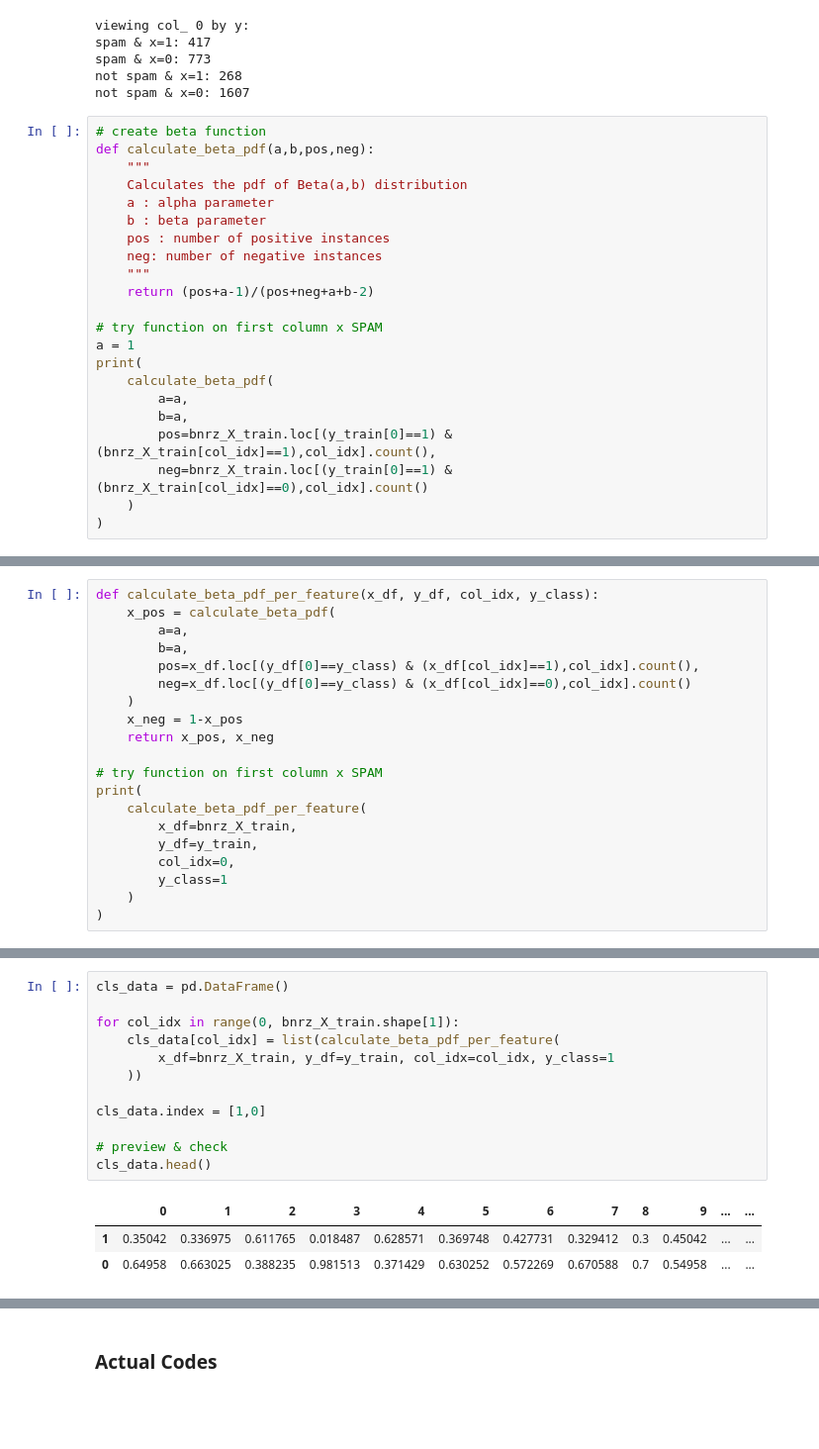
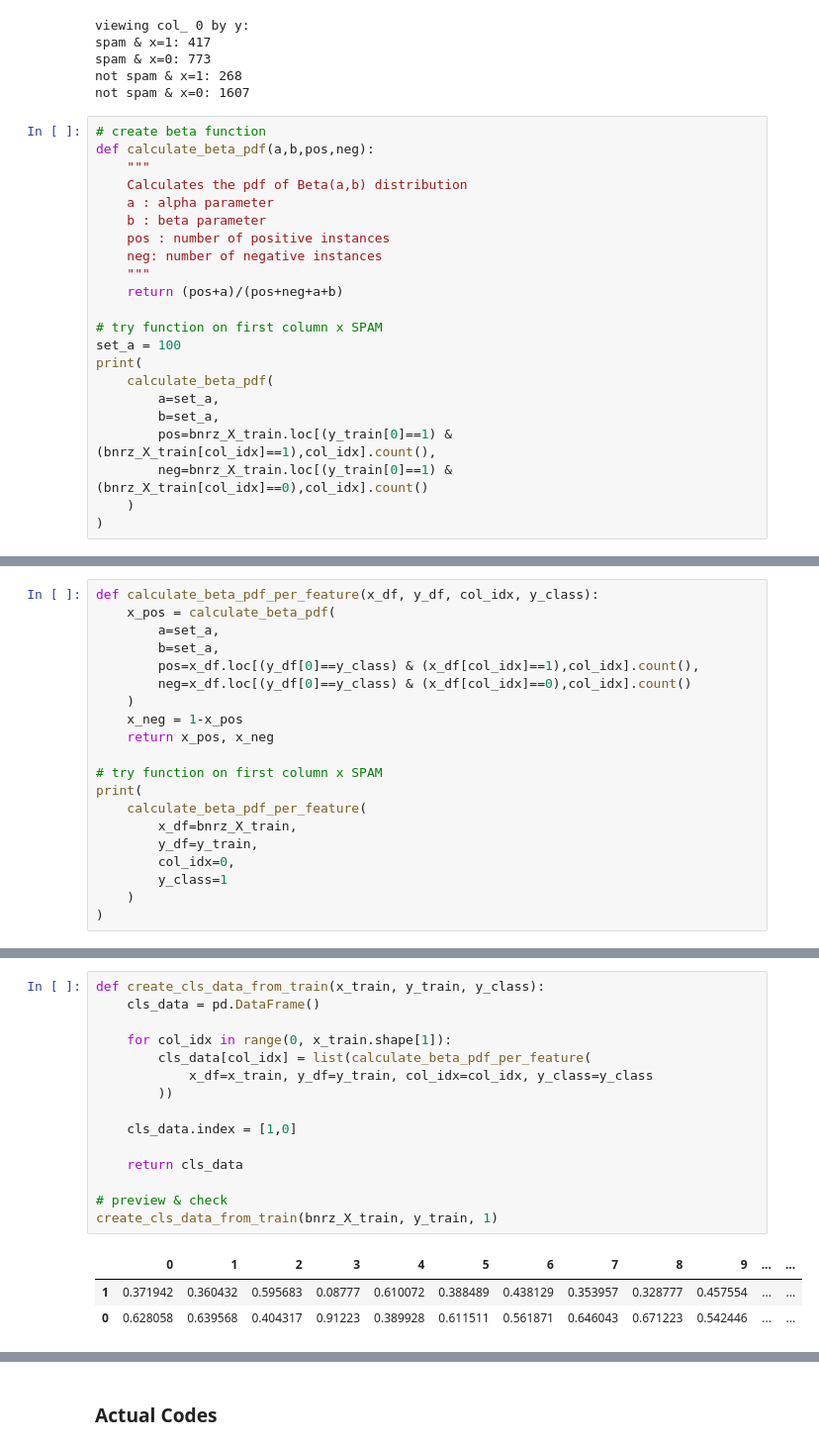
Before and after one commit to pillowtann/BayesClassifiers, a Jupyter notebook: ee5907_ca1.ipynb, the cells around one changed output, grey strips where cells are left out. Shown: that part at 99% size. Cells and saved outputs as stored; diff of their text form; blank space fills up the shorter version.

```diff
--- a/ee5907_ca1.ipynb
+++ b/ee5907_ca1.ipynb
@@ -146,14 +161,14 @@ def calculate_beta_pdf(a,b,pos,neg):
     pos : number of positive instances
     neg: number of negative instances
     """
-    return (pos+a-1)/(pos+neg+a+b-2)
+    return (pos+a)/(pos+neg+a+b)
 
 # try function on first column x SPAM
-a = 1
+set_a = 100
 print(
     calculate_beta_pdf(
-        a=a,
-        b=a,
+        a=set_a,
+        b=set_a,
         pos=bnrz_X_train.loc[(y_train[0]==1) & (bnrz_X_train[col_idx]==1),col_idx].count(),
         neg=bnrz_X_train.loc[(y_train[0]==1) & (bnrz_X_train[col_idx]==0),col_idx].count()
     )
@@ -163,8 +178,8 @@ print(
 # %%
 def calculate_beta_pdf_per_feature(x_df, y_df, col_idx, y_class):
     x_pos = calculate_beta_pdf(
-        a=a,
-        b=a,
+        a=set_a,
+        b=set_a,
         pos=x_df.loc[(y_df[0]==y_class) & (x_df[col_idx]==1),col_idx].count(),
         neg=x_df.loc[(y_df[0]==y_class) & (x_df[col_idx]==0),col_idx].count()
     )
@@ -185,17 +200,20 @@ print(
 # %%
-cls_data = pd.DataFrame()
+def create_cls_data_from_train(x_train, y_train, y_class):
+    cls_data = pd.DataFrame()
 
-for col_idx in range(0, bnrz_X_train.shape[1]):
-    cls_data[col_idx] = list(calculate_beta_pdf_per_feature(
-        x_df=bnrz_X_train, y_df=y_train, col_idx=col_idx, y_class=1
-    ))
+    for col_idx in range(0, x_train.shape[1]):
+        cls_data[col_idx] = list(calculate_beta_pdf_per_feature(
+            x_df=x_train, y_df=y_train, col_idx=col_idx, y_class=y_class
+        ))
 
-cls_data.index = [1,0]
+    cls_data.index = [1,0]
+
+    return cls_data
 
 # preview & check
-cls_data.head()
+create_cls_data_from_train(bnrz_X_train, y_train, 1)
 # %% [output]
 |  | 0 | 1 | 2 | 3 | 4 | 5 | 6 | 7 | 8 | 9 | ... | ... |
-| 1 | 0.35042 | 0.336975 | 0.611765 | 0.018487 | 0.628571 | 0.369748 | 0.427731 | 0.329412 | 0.3 | 0.45042 | ... | ... |
-| 0 | 0.64958 | 0.663025 | 0.388235 | 0.981513 | 0.371429 | 0.630252 | 0.572269 | 0.670588 | 0.7 | 0.54958 | ... | ... |
+| 1 | 0.371942 | 0.360432 | 0.595683 | 0.08777 | 0.610072 | 0.388489 | 0.438129 | 0.353957 | 0.328777 | 0.457554 | ... | ... |
+| 0 | 0.628058 | 0.639568 | 0.404317 | 0.91223 | 0.389928 | 0.611511 | 0.561871 | 0.646043 | 0.671223 | 0.542446 | ... | ... |
 2 rows × 57 columns
```
Also changed, not shown: parts of 35 cells of this notebook.
